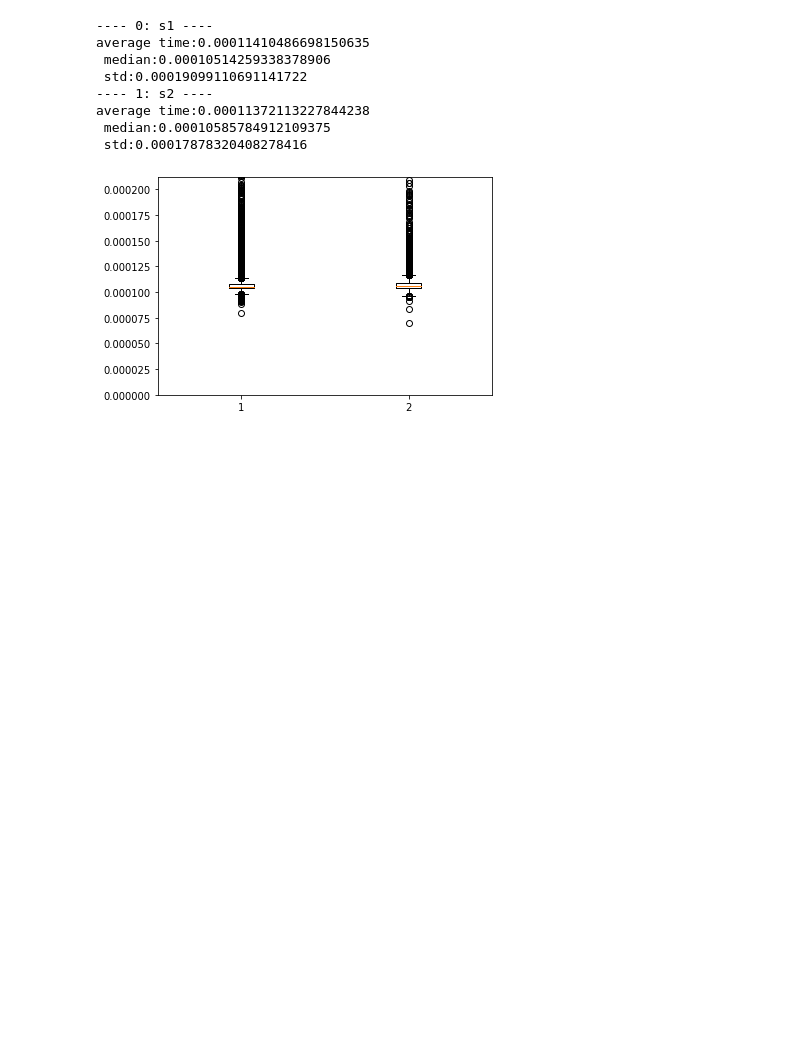
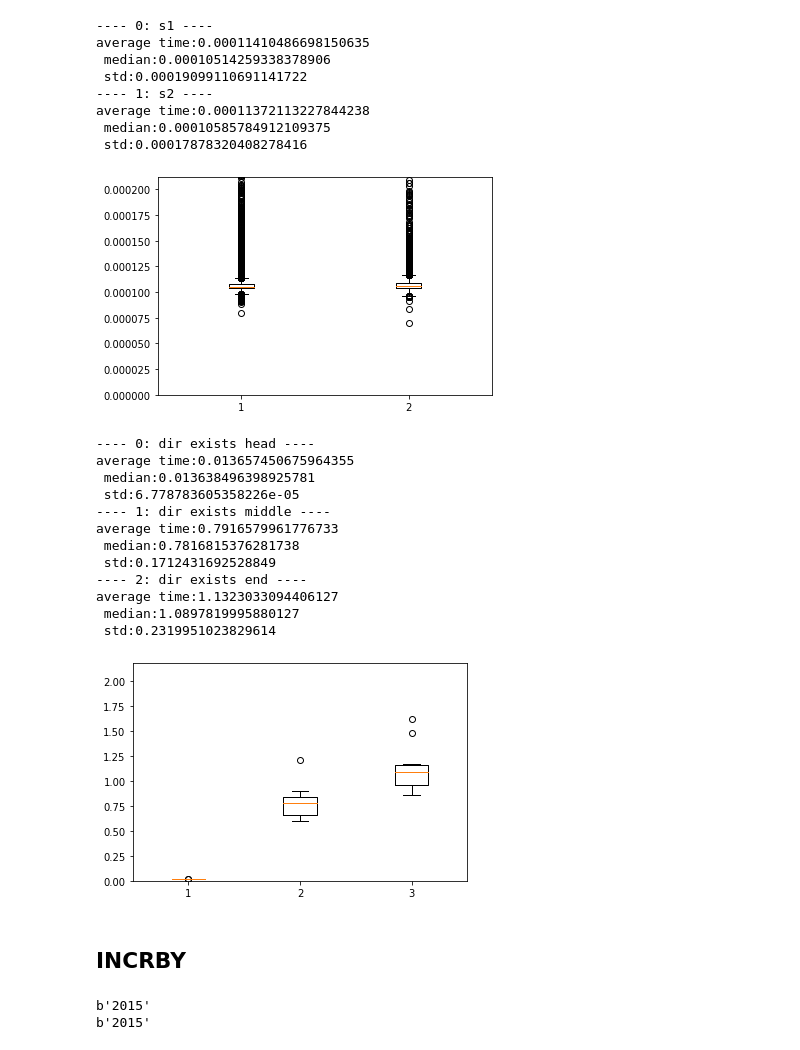
Before and after one commit to Antoine-CLEMENT/OBD-database-presentation, a Jupyter notebook: benchmark.ipynb, the cells around one changed output. Drawn from its saved outputs; the diff is of its cells as text; code cells hidden in the pictures; blank space fills up the shorter version.

```diff
--- a/benchmark.ipynb
+++ b/benchmark.ipynb
@@ -43,7 +43,7 @@ def benchmark(commands):
     """
     Function to run run_nb times a list of command and display stats and boxplot
     """
-    run_nb=10000
+    run_nb=10
     run_times=[]
     medians=[]
     for command_idx,command_name in enumerate(commands):
@@ -183,3 +183,53 @@ average time:0.00011372113227844238
  median:0.00010585784912109375
  std:0.00017878320408278416
 [figure]
+# %%
+def director_exists_head():
+    i=0
+    for show_id in r.scan_iter():
+        i+=1
+        if (r.hget(show_id,'director')==b'David Raynr'):
+            return
+
+def director_exists_middle():
+    i=0
+    for show_id in r.scan_iter():
+        i+=1
+        if (r.hget(show_id,'director')==b'Lance Daly'):
+            return
+
+def director_exists_end():
+    i=0
+    for show_id in r.scan_iter():
+        i+=1
+        if (r.hget(show_id,'director')==b'Emma Hatherley'):
+            return
+
+director_exists_head()
+director_exists_middle()
+director_exists_end()
+
+benchmark({'dir exists head':director_exists_head,'dir exists middle':director_exists_middle,'dir exists end':director_exists_end})
+# %% [output]
+---- 0: dir exists head ----
+average time:0.013657450675964355
+ median:0.013638496398925781
+ std:6.778783605358226e-05
+---- 1: dir exists middle ----
+average time:0.7916579961776733
+ median:0.7816815376281738
+ std:0.1712431692528849
+---- 2: dir exists end ----
+average time:1.1323033094406127
+ median:1.0897819995880127
+ std:0.2319951023829614
+[figure, added]
+# %% [markdown]
+## INCRBY
+# %%
+print(r.hget("s7000",'release_year'))
+r.incrbyfloat("s7000:release_year",100)
+print(r.hget("s7000",'release_year'))
+# %% [output]
+b'2015'
+b'2015'
```
Also changed, not shown: parts of 1 cell of this notebook.
